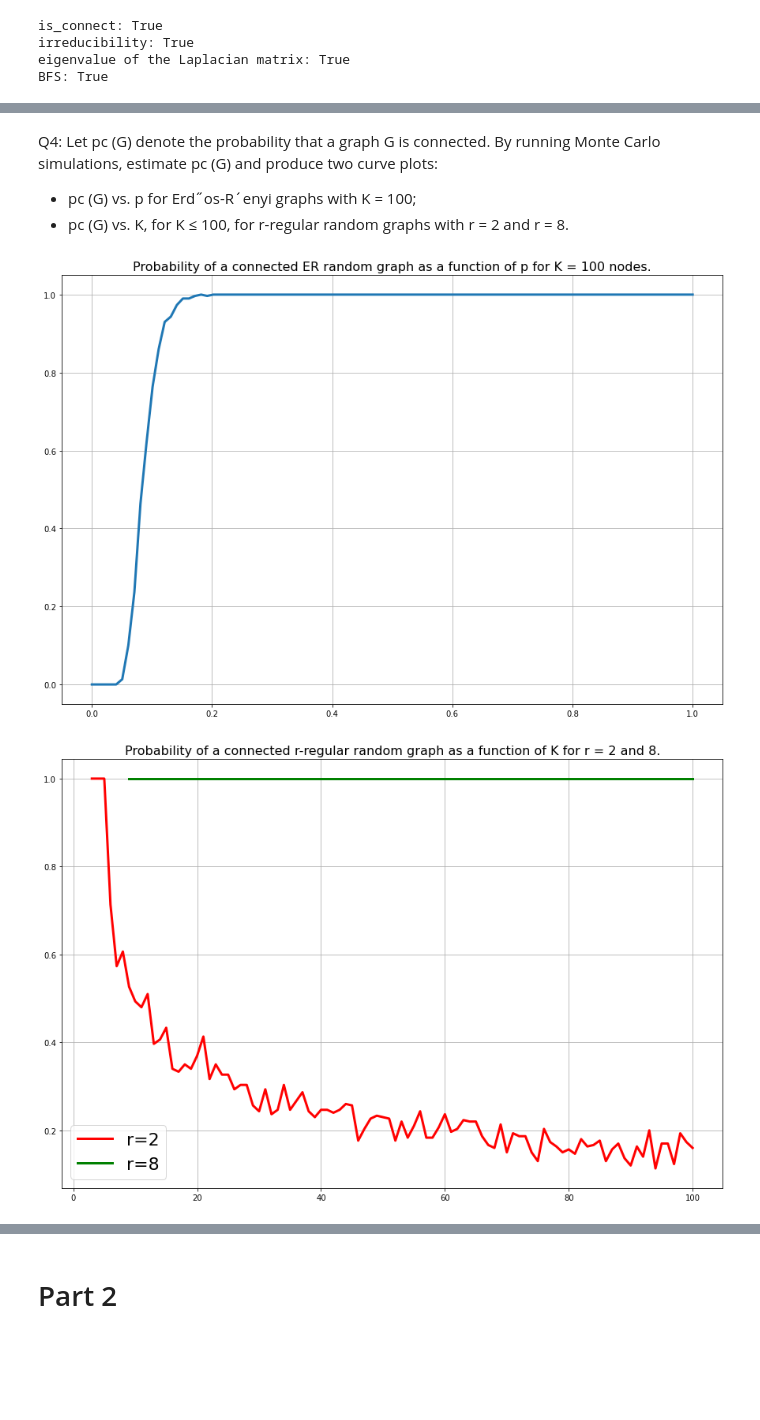
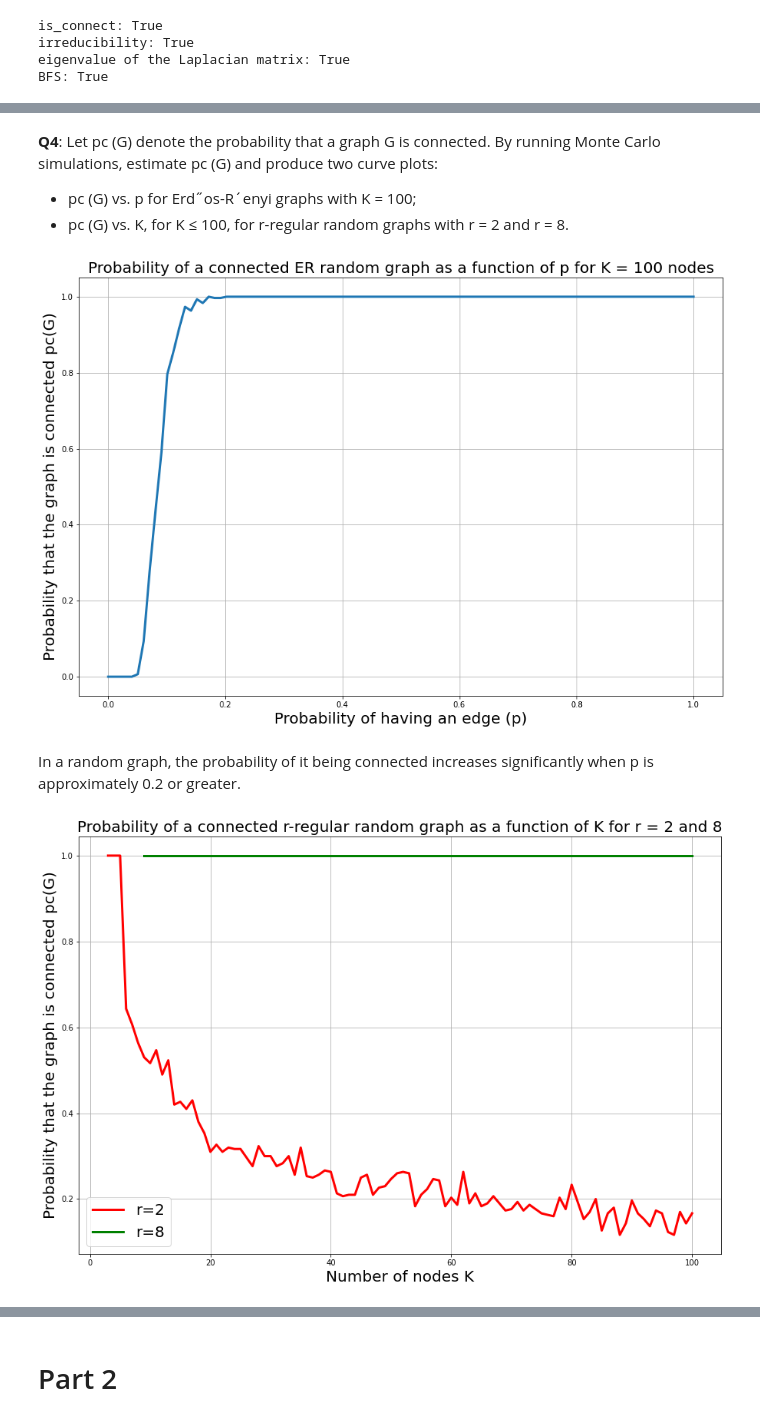
Before and after one commit to maryyyyna/Networking-for-Big-Data-and-Laboratory, a Jupyter notebook: HW1.ipynb, the cells around one changed output, grey strips where cells are left out. Drawn from its saved outputs; the diff is of its cells as text; code cells hidden in the pictures; blank space fills up the shorter version.

```diff
--- a/HW1.ipynb
+++ b/HW1.ipynb
@@ -156,5 +157,5 @@ plot_of_complexity(Graph_type = 1) # r-regular random graph
 # %% [markdown]
-Q4: Let pc (G) denote the probability that a graph G is connected.
+**Q4**: Let pc (G) denote the probability that a graph G is connected.
 By running Monte Carlo simulations, estimate pc (G) and
 produce two curve plots:
 - pc (G) vs. p for Erd˝os-R´enyi graphs with K = 100;
@@ -189,25 +190,31 @@ y_ER=[i[1] for i in data_ER]
 
 plt.figure(figsize=(15, 10))
 plt.plot(x_ER, y_ER, linewidth = 3)
-plt.title("Probability of a connected ER random graph as a function of p for K = 100 nodes.", fontsize=16)
+plt.title("Probability of a connected ER random graph as a function of p for K = 100 nodes", fontsize=20)
+plt.xlabel("Probability of having an edge (p)", fontsize = 20)
+plt.ylabel("Probability that the graph is connected pc(G)", fontsize = 20)
 plt.grid()
 # %% [output]
-[figure, old version]
+[figure, new version]
+# %% [markdown]
+In a random graph, the probability of it being connected increases significantly when p is approximately 0.2 or greater.
 # %%
 data_r2=MonteCarlo_r(2,300)
 x_r2=[i[0] for i in data_r2]
 y_r2=[i[1] for i in data_r2]
 ##############################
 data_r8=MonteCarlo_r(8,300)
 x_r8=[i[0] for i in data_r8]
 y_r8=[i[1] for i in data_r8]
 
 plt.figure(figsize=(15, 10))
 plt.plot(x_r2,y_r2,'r',label='r=2', linewidth = 3)
 plt.plot(x_r8,y_r8,'g',label='r=8', linewidth = 3)
-plt.legend(fontsize=22)
-plt.title("Probability of a connected r-regular random graph as a function of K for r = 2 and 8.", fontsize=16)
+plt.legend(fontsize = 20)
+plt.xlabel("Number of nodes K", fontsize = 20)
+plt.ylabel("Probability that the graph is connected pc(G)", fontsize = 20)
+plt.title("Probability of a connected r-regular random graph as a function of K for r = 2 and 8", fontsize = 20)
 plt.grid()
 plt.show()
 # %% [output]
-[figure, old version]
+[figure, new version]
```
Also changed, not shown: parts of 21 cells of this notebook.
